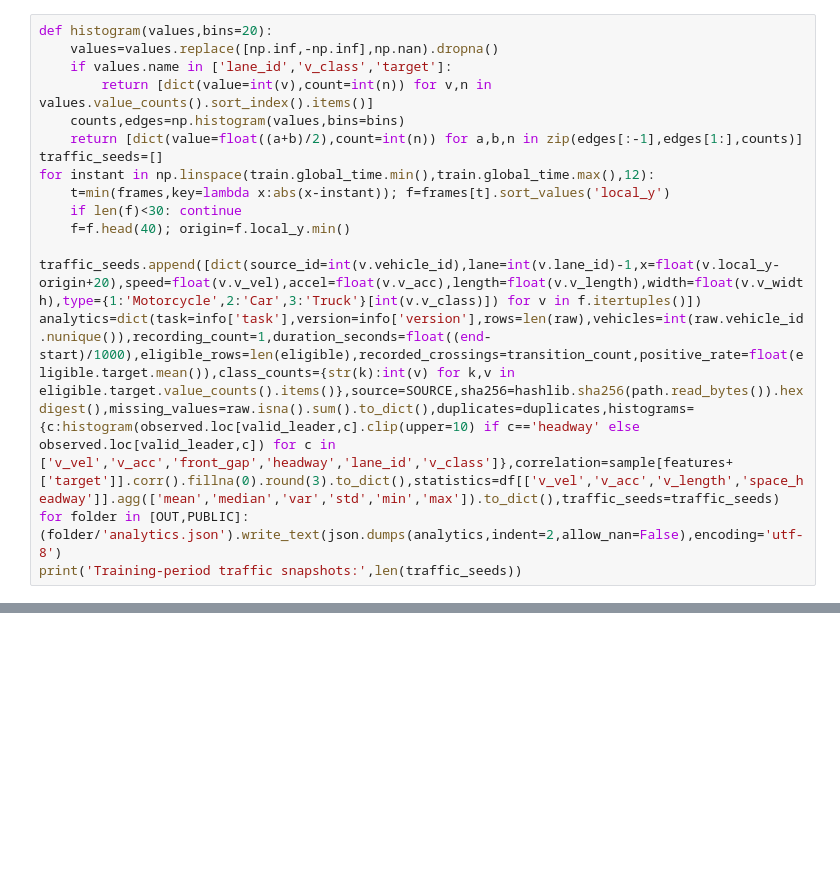
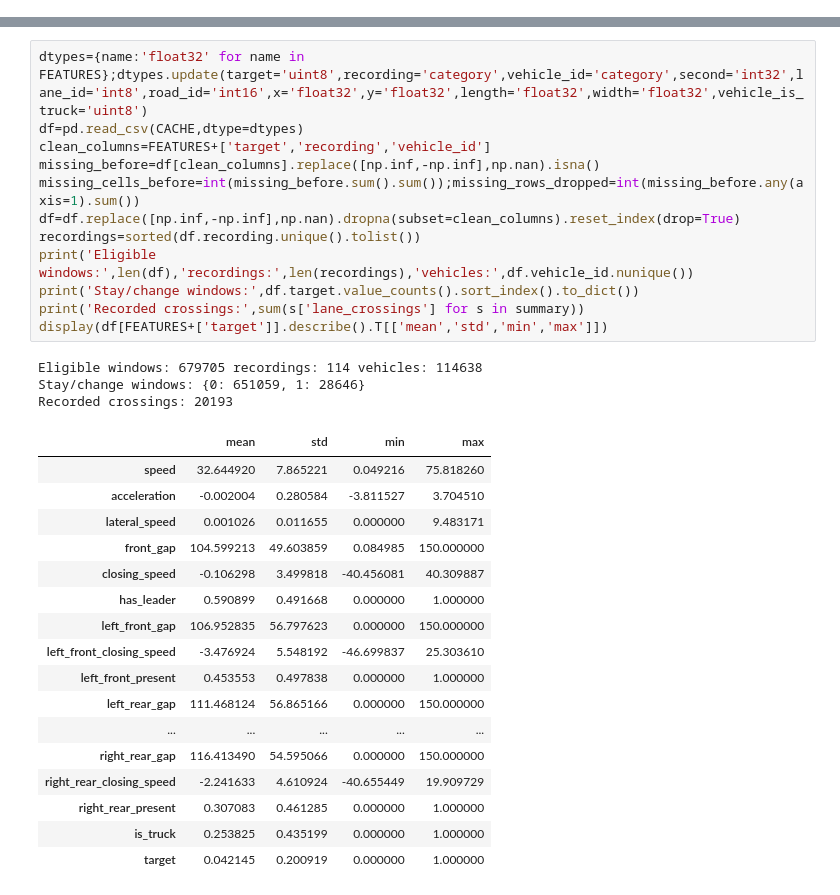
Before and after one commit to DoctorDictator/CSE3141-Predictive-Analytics, a Jupyter notebook: notebooks/NearMiss.ipynb, the cells around one changed output, grey strips where cells are left out. Saved outputs shown, nothing was run; the diff lists cells and outputs as text; blank space fills up the shorter version.

```diff
--- a/notebooks/NearMiss.ipynb
+++ b/notebooks/NearMiss.ipynb
@@ -350,16 +0,0 @@ EDA uses real observations. For generated scenes, export coherent **training-per
-# %%
-def histogram(values,bins=20):
-    values=values.replace([np.inf,-np.inf],np.nan).dropna()
-    if values.name in ['lane_id','v_class','target']:
-        return [dict(value=int(v),count=int(n)) for v,n in values.value_counts().sort_index().items()]
-    counts,edges=np.histogram(values,bins=bins)
-    return [dict(value=float((a+b)/2),count=int(n)) for a,b,n in zip(edges[:-1],edges[1:],counts)]
-traffic_seeds=[]
-for instant in np.linspace(train.global_time.min(),train.global_time.max(),12):
-    t=min(frames,key=lambda x:abs(x-instant)); f=frames[t].sort_values('local_y')
-    if len(f)<30: continue
-    f=f.head(40); origin=f.local_y.min()
-    traffic_seeds.append([dict(source_id=int(v.vehicle_id),lane=int(v.lane_id)-1,x=float(v.local_y-origin+20),speed=float(v.v_vel),accel=float(v.v_acc),length=float(v.v_length),width=float(v.v_width),type={1:'Motorcycle',2:'Car',3:'Truck'}[int(v.v_class)]) for v in f.itertuples()])
-analytics=dict(task=info['task'],version=info['version'],rows=len(raw),vehicles=int(raw.vehicle_id.nunique()),recording_count=1,duration_seconds=float((end-start)/1000),eligible_rows=len(eligible),recorded_crossings=transition_count,positive_rate=float(eligible.target.mean()),class_counts={str(k):int(v) for k,v in eligible.target.value_counts().items()},source=SOURCE,sha256=hashlib.sha256(path.read_bytes()).hexdigest(),missing_values=raw.isna().sum().to_dict(),duplicates=duplicates,histograms={c:histogram(observed.loc[valid_leader,c].clip(upper=10) if c=='headway' else observed.loc[valid_leader,c]) for c in ['v_vel','v_acc','front_gap','headway','lane_id','v_class']},correlation=sample[features+['target']].corr().fillna(0).round(3).to_dict(),statistics=df[['v_vel','v_acc','v_length','space_headway']].agg(['mean','median','var','std','min','max']).to_dict(),traffic_seeds=traffic_seeds)
-for folder in [OUT,PUBLIC]: (folder/'analytics.json').write_text(json.dumps(analytics,indent=2,allow_nan=False),encoding='utf-8')
-print('Training-period traffic snapshots:',len(traffic_seeds))
@@ -372,0 +228,33 @@ The model estimates observed behavior, not verified accidents, safe maneuvers or
+# %%
+dtypes={name:'float32' for name in FEATURES};dtypes.update(target='uint8',recording='category',vehicle_id='category',second='int32',lane_id='int8',road_id='int16',x='float32',y='float32',length='float32',width='float32',vehicle_is_truck='uint8')
+df=pd.read_csv(CACHE,dtype=dtypes)
+clean_columns=FEATURES+['target','recording','vehicle_id']
+missing_before=df[clean_columns].replace([np.inf,-np.inf],np.nan).isna()
+missing_cells_before=int(missing_before.sum().sum());missing_rows_dropped=int(missing_before.any(axis=1).sum())
+df=df.replace([np.inf,-np.inf],np.nan).dropna(subset=clean_columns).reset_index(drop=True)
+recordings=sorted(df.recording.unique().tolist())
+print('Eligible windows:',len(df),'recordings:',len(recordings),'vehicles:',df.vehicle_id.nunique())
+print('Stay/change windows:',df.target.value_counts().sort_index().to_dict())
+print('Recorded crossings:',sum(s['lane_crossings'] for s in summary))
+display(df[FEATURES+['target']].describe().T[['mean','std','min','max']])
+# %% [output]
+Eligible windows: 679705 recordings: 114 vehicles: 114638
+Stay/change windows: {0: 651059, 1: 28646}
+Recorded crossings: 20193
+|  | mean | std | min | max |
+| speed | 32.644920 | 7.865221 | 0.049216 | 75.818260 |
+| acceleration | -0.002004 | 0.280584 | -3.811527 | 3.704510 |
+| lateral_speed | 0.001026 | 0.011655 | 0.000000 | 9.483171 |
+| front_gap | 104.599213 | 49.603859 | 0.084985 | 150.000000 |
+| closing_speed | -0.106298 | 3.499818 | -40.456081 | 40.309887 |
+| has_leader | 0.590899 | 0.491668 | 0.000000 | 1.000000 |
+| left_front_gap | 106.952835 | 56.797623 | 0.000000 | 150.000000 |
+| left_front_closing_speed | -3.476924 | 5.548192 | -46.699837 | 25.303610 |
+| left_front_present | 0.453553 | 0.497838 | 0.000000 | 1.000000 |
+| left_rear_gap | 111.468124 | 56.865166 | 0.000000 | 150.000000 |
+| ... | ... | ... | ... | ... |
+| right_rear_gap | 116.413490 | 54.595066 | 0.000000 | 150.000000 |
+| right_rear_closing_speed | -2.241633 | 4.610924 | -40.655449 | 19.909729 |
+| right_rear_present | 0.307083 | 0.461285 | 0.000000 | 1.000000 |
+| is_truck | 0.253825 | 0.435199 | 0.000000 | 1.000000 |
+| target | 0.042145 | 0.200919 | 0.000000 | 1.000000 |
```
Also changed, not shown: parts of 54 cells of this notebook, 28 other files.
